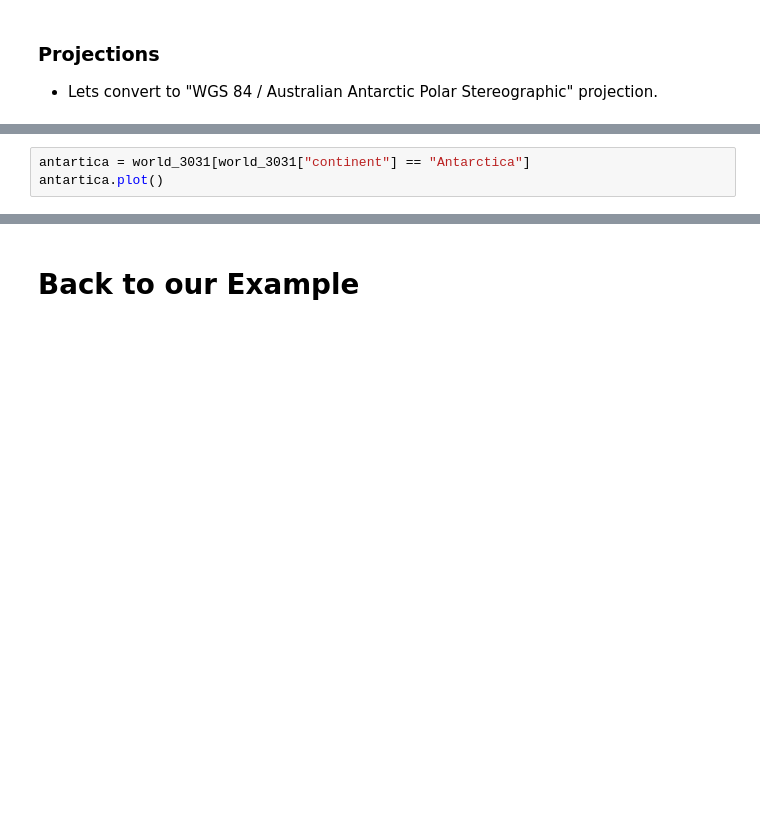
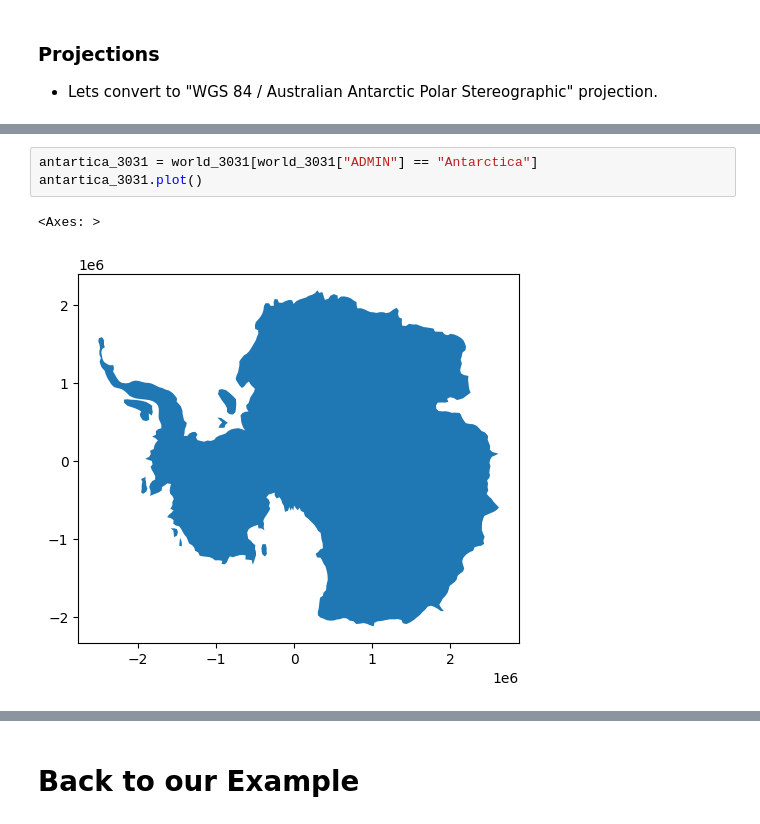
Before and after one commit to milechin/tut_geopandas, a Jupyter notebook: Intro to GIS - GeoPandas.ipynb, the cells around one changed output, grey strips where cells are left out. Saved outputs shown, nothing was run; the diff lists cells and outputs as text; blank space fills up the shorter version.

```diff
--- a/Intro to GIS - GeoPandas.ipynb
+++ b/Intro to GIS - GeoPandas.ipynb
@@ -424,4 +430,7 @@ world_3031.columns
 # %%
-antartica = world_3031[world_3031["continent"] == "Antarctica"]
-antartica.plot()
+antartica_3031 = world_3031[world_3031["ADMIN"] == "Antarctica"]
+antartica_3031.plot()
+# %% [output]
+<Axes: >
+[figure, added]
 # %%
```
Also changed, not shown: parts of 62 cells of this notebook.
